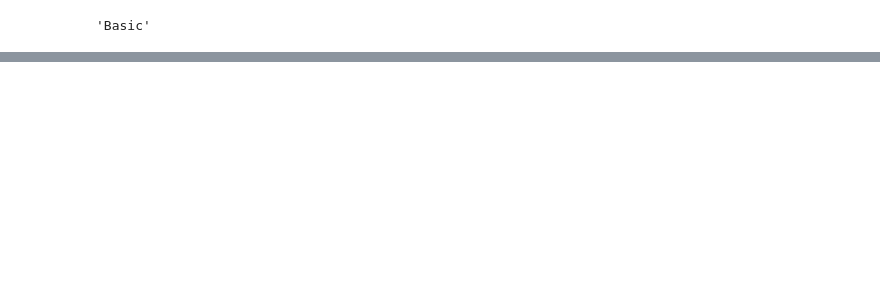
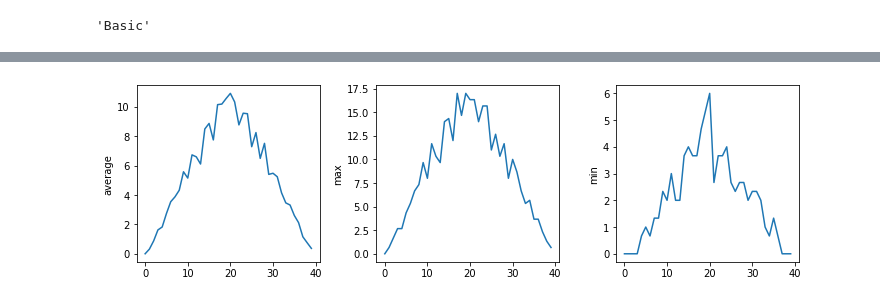
Before and after one commit to BME1478H/BME1478material, a Jupyter notebook: Lectures/week05/lesson.ipynb, the cells around one changed output, grey strips where cells are left out. Saved outputs shown, nothing was run; the diff lists cells and outputs as text; code cells hidden in the pictures; blank space fills up the shorter version.

Commit message:
add data analysis from multiple files

```diff
--- a/Lectures/week05/lesson.ipynb
+++ b/Lectures/week05/lesson.ipynb
@@ -473,0 +432,2 @@ adapted from  https://github.com/UofTCoders/studyGroup/blob/gh-pages/lessons/pyt
+# %%
+data = np.loadtxt(filename, delimiter = ',')
@@ -473,0 +451,5 @@ adapted from  https://github.com/UofTCoders/studyGroup/blob/gh-pages/lessons/pyt
+# %%
+mean_inflamamtion_per_patient, std_inflammation_per_patient = np.mean(data, axis = 1), np.std(data, axis = 1)
+print(mean_inflamamtion_per_patient)
+# to check you have one value per patient:
+mean_inflamamtion_per_patient.shape
@@ -473,0 +521,8 @@ adapted from  https://github.com/UofTCoders/studyGroup/blob/gh-pages/lessons/pyt
+# %%
+# we may not want to concatenate them, but add them as a seperate dimension:
+data_all_stacked = np.empty([60,40,0]) # note that we have to allocate an empty array with the right dimensions
+for filename in filenames:
+    data = np.loadtxt(fname = filename, delimiter=',')
+    data_all_stacked = np.dstack((data_all_stacked, data))
+
+data_all_stacked.shape
@@ -473,0 +535,11 @@ adapted from  https://github.com/UofTCoders/studyGroup/blob/gh-pages/lessons/pyt
+# %%
+composite_data = np.zeros([60,40])
+
+# sum each new file's data into composite_data as it's read
+for filename in filenames:
+    data = np.loadtxt(fname = filename, delimiter=',')
+    composite_data = composite_data + data
+
+# and then divide the composite_data by number of samples to store the average
+composite_data = composite_data / len(filenames)
+composite_data.shape
@@ -473,0 +590,21 @@ adapted from  https://github.com/UofTCoders/studyGroup/blob/gh-pages/lessons/pyt
+# %%
+fig = plt.figure(figsize=(10.0, 3.0))
+
+axes1 = fig.add_subplot(1, 3, 1)
+axes2 = fig.add_subplot(1, 3, 2)
+axes3 = fig.add_subplot(1, 3, 3)
+
+axes1.set_ylabel('average')
+axes1.plot(np.mean(composite_data, axis=0))
+
+axes2.set_ylabel('max')
+axes2.plot(np.max(composite_data, axis=0))
+
+axes3.set_ylabel('min')
+axes3.plot(np.min(composite_data, axis=0))
+
+fig.tight_layout()
+
+matplotlib.pyplot.show()
+# %% [output]
+[figure, added]
```
Also changed, not shown: parts of 102 cells of this notebook, 4 other files.
